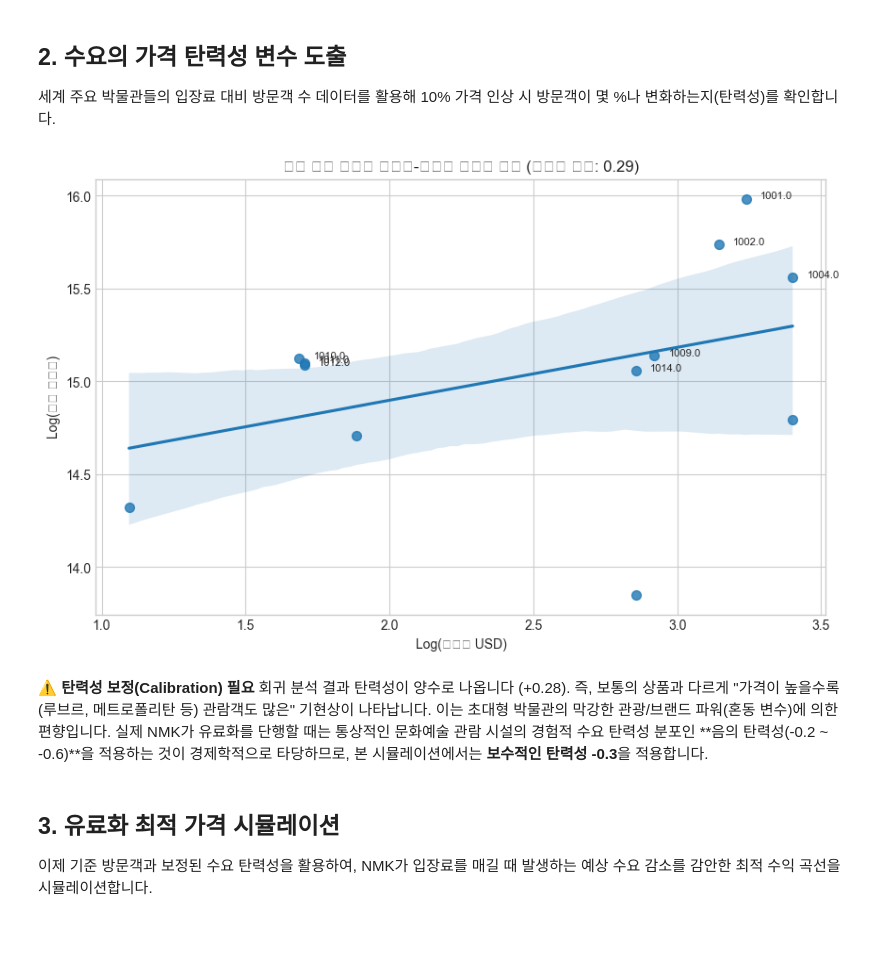
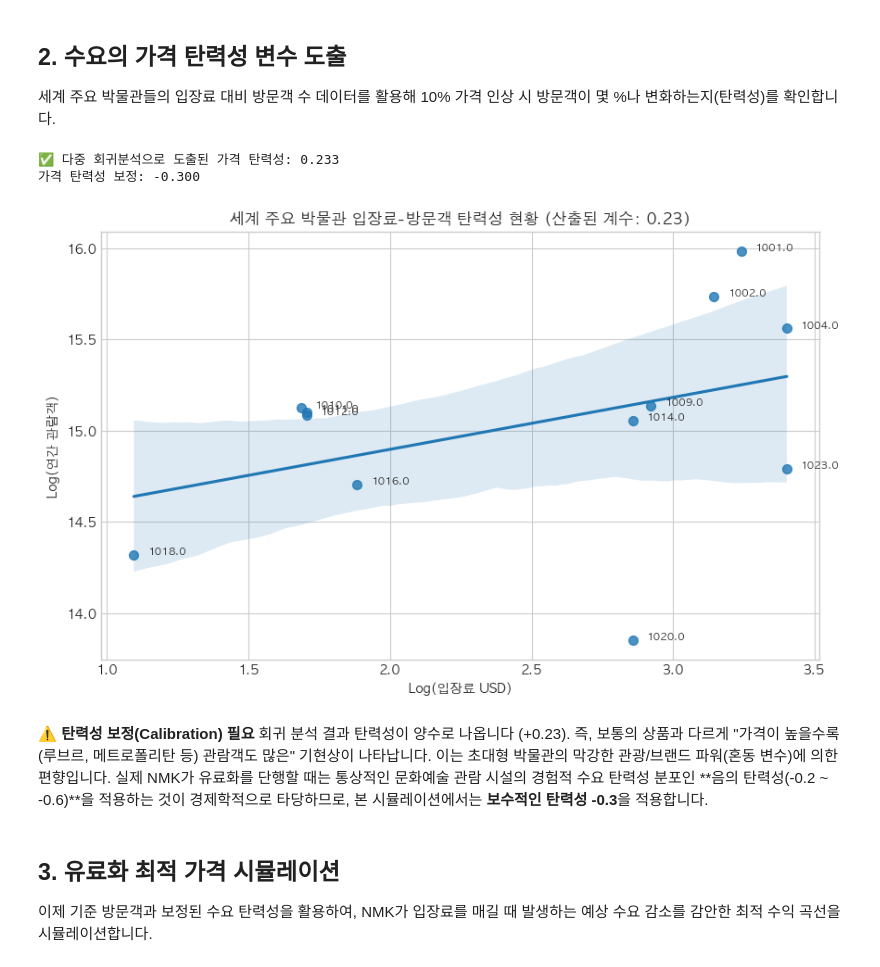
Before and after one commit to bringvotrevin/museum, a Jupyter notebook: analysis/03_price_optimization.ipynb, the cells around one changed output. Cells and saved outputs as stored; diff of their text form; code cells hidden in the pictures; blank space fills up the shorter version.

```diff
--- a/analysis/03_price_optimization.ipynb
+++ b/analysis/03_price_optimization.ipynb
@@ -80,40 +135,49 @@ plt.show()
 # %%
 df_visitors = pd.read_csv(f'{DATA_DIR}museum_visitor.csv')
 df_info = pd.read_csv(f'{DATA_DIR}museum_info.csv')
+df_city = pd.read_csv(f'{DATA_DIR}museum_city.csv')
 
 # 2024년 데이터 확보 (가장 최신의 안정된 지표)
 df_v2024 = df_visitors[df_visitors['year'] == 2024][['museum_id', 'total']].copy()
 df_v2024['total'] = df_v2024['total'].str.replace(',', '').astype(float)
 df_merged = pd.merge(df_v2024, df_info, left_on='museum_id', right_on='id', how='inner')
+df_merged = pd.merge(df_merged, df_city, on='city', how='inner')
 
 # 유료 박물관들에 한해 로그 스케일 회귀 분석 (Log-Log Regression -> 탄력성 도출)
 df_paid = df_merged[df_merged['adult_price_local_usd'] > 0].copy()
 df_paid['log_price'] = np.log(df_paid['adult_price_local_usd'])
 df_paid['log_visitors'] = np.log(df_paid['total'])
+df_paid['log_population'] = np.log(df_paid['city_population'])
+df_paid['log_gdp'] = np.log(df_paid['city_gdp_per_capita'])
 
 # 회귀 모델 학습 (OLS)
-X = sm.add_constant(df_paid['log_price'])
+X = sm.add_constant(df_paid[['log_price', 'log_population', 'log_gdp']])
 y = df_paid['log_visitors']
 model = sm.OLS(y, X).fit()
-calculated_elasticity = model.params['log_price']
+
+calc_elasticity = model.params['log_price']
+print(f"✅ 다중 회귀분석으로 도출된 가격 탄력성: {calc_elasticity:.3f}")
+base_elasticity = calc_elasticity if calc_elasticity < 0 else -0.3
+print(f"가격 탄력성 보정: {base_elasticity:.3f}")
 
 # 시각화
 plt.figure(figsize=(10, 6))
 sns.regplot(data=df_paid, x='log_price', y='log_visitors', scatter_kws={'s': 50})
-# 주요 박물관 라벨링
 for i, row in df_paid.iterrows():
-    if row['total'] > 3000000:
-        plt.text(row['log_price']+0.05, row['log_visitors'], row['museum_id'], fontsize=8)
+    plt.text(row['log_price']+0.05, row['log_visitors'], row['museum_id'], fontsize=8)
 
-plt.title(f"세계 주요 박물관 입장료-방문객 탄력성 현황 (산출된 계수: {calculated_elasticity:.2f})")
+plt.title(f"세계 주요 박물관 입장료-방문객 탄력성 현황 (산출된 계수: {calc_elasticity:.2f})")
 plt.xlabel("Log(입장료 USD)")
 plt.ylabel("Log(연간 관람객)")
+plt.savefig(f'{OUTPUT_DIR}step2_price_elasticity.png', dpi=150, bbox_inches='tight')
 plt.show()
 # %% [output]
+✅ 다중 회귀분석으로 도출된 가격 탄력성: 0.233
+가격 탄력성 보정: -0.300
-[figure, old version]
+[figure, new version]
 # %% [markdown]
 **⚠️ 탄력성 보정(Calibration) 필요**
-회귀 분석 결과 탄력성이 양수로 나옵니다 (+0.28). 즉, 보통의 상품과 다르게 "가격이 높을수록(루브르, 메트로폴리탄 등) 관람객도 많은" 기현상이 나타납니다.
+회귀 분석 결과 탄력성이 양수로 나옵니다 (+0.23). 즉, 보통의 상품과 다르게 "가격이 높을수록(루브르, 메트로폴리탄 등) 관람객도 많은" 기현상이 나타납니다.
 이는 초대형 박물관의 막강한 관광/브랜드 파워(혼동 변수)에 의한 편향입니다. 실제 NMK가 유료화를 단행할 때는 통상적인 문화예술 관람 시설의 경험적 수요 탄력성 분포인 **음의 탄력성(-0.2 ~ -0.6)**을 적용하는 것이 경제학적으로 타당하므로, 본 시뮬레이션에서는 **보수적인 탄력성 -0.3**을 적용합니다.
 # %% [markdown]
 ## 3. 유료화 최적 가격 시뮬레이션
```
Also changed, not shown: parts of 9 cells of this notebook, 7 other files.
